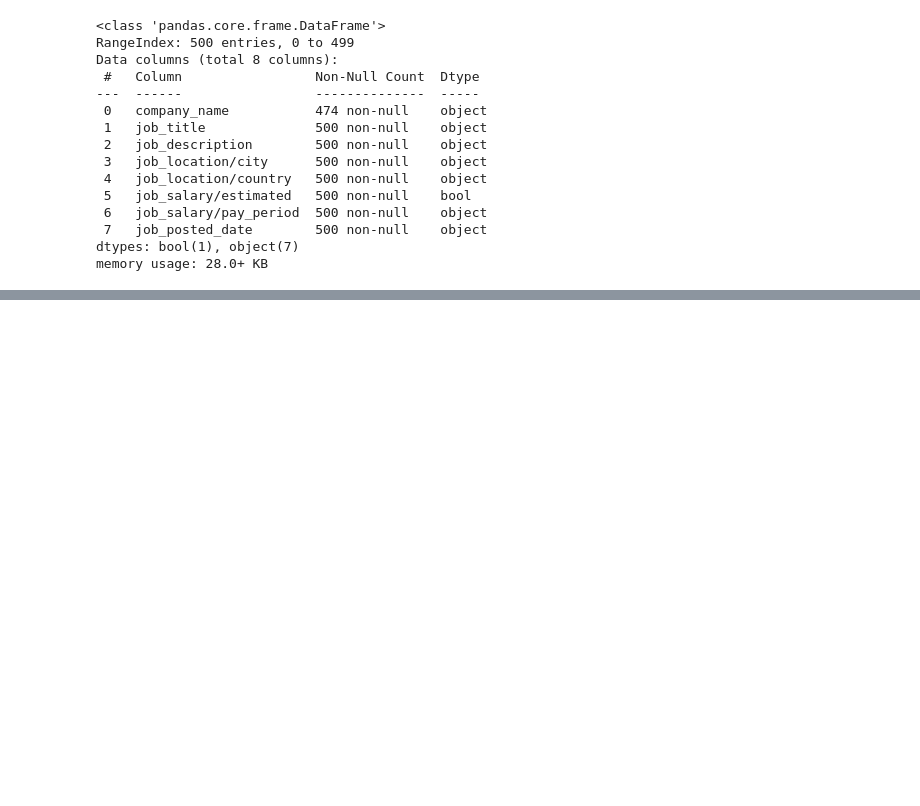
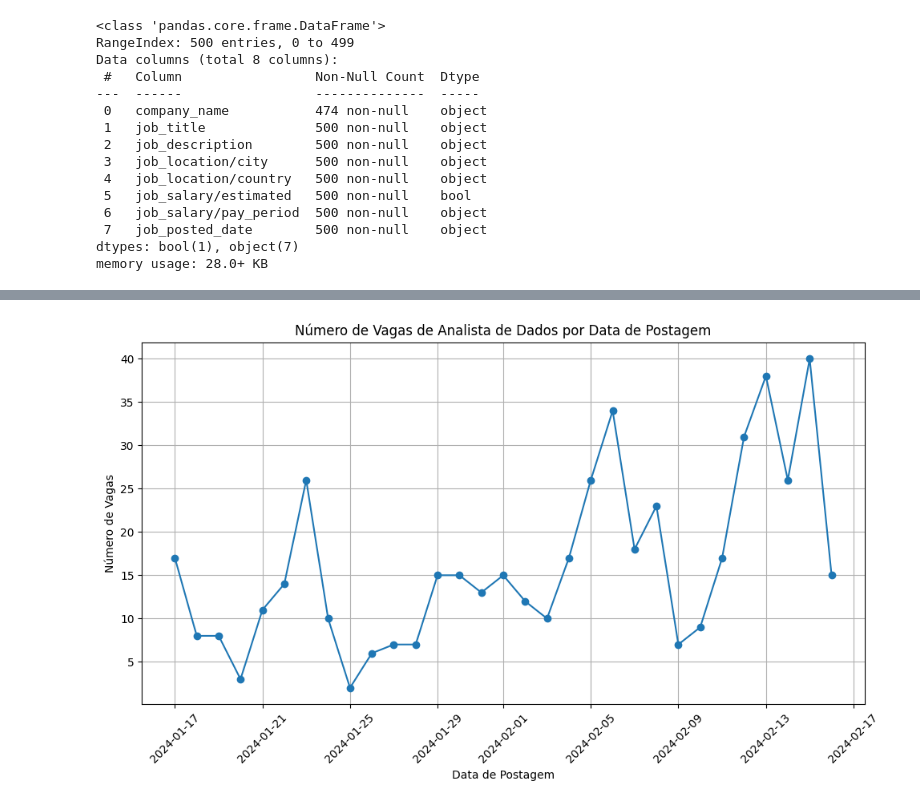
Before and after one commit to zovas98k/projeto-aplicado-mackenzie, a Jupyter notebook: AnaliseExp.ipynb, the cells around one changed output, grey strips where cells are left out. Cells and saved outputs as stored; diff of their text form; code cells hidden in the pictures; blank space fills up the shorter version.

```diff
--- a/AnaliseExp.ipynb
+++ b/AnaliseExp.ipynb
@@ -117,0 +145,19 @@ No artists with labels found to put in legend.  Note that artists whose label st
+# %%
+# Convertendo a coluna de data para o tipo datetime, se necessário
+df['job_posted_date'] = pd.to_datetime(df['job_posted_date'])
+
+# Contar o número de vagas por data de postagem
+vagas_por_data = df['job_posted_date'].value_counts().sort_index()
+
+# Visualizar o número de vagas ao longo do tempo
+plt.figure(figsize=(10,6))
+plt.plot(vagas_por_data.index, vagas_por_data.values, marker='o', linestyle='-')
+plt.title('Número de Vagas de Analista de Dados por Data de Postagem')
+plt.xlabel('Data de Postagem')
+plt.ylabel('Número de Vagas')
+plt.xticks(rotation=45)
+plt.grid(True)  # Adiciona uma grade ao gráfico
+plt.tight_layout()  # Ajusta o layout para evitar cortes
+plt.show()
+# %% [output]
+[figure, added]
```
Also changed, not shown: parts of 8 cells of this notebook, 1 other file.
